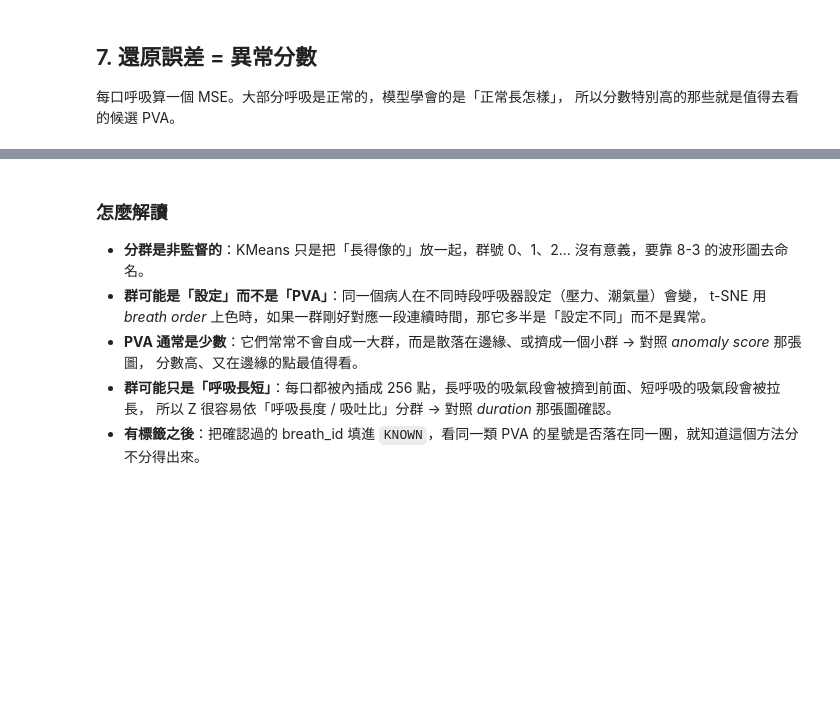
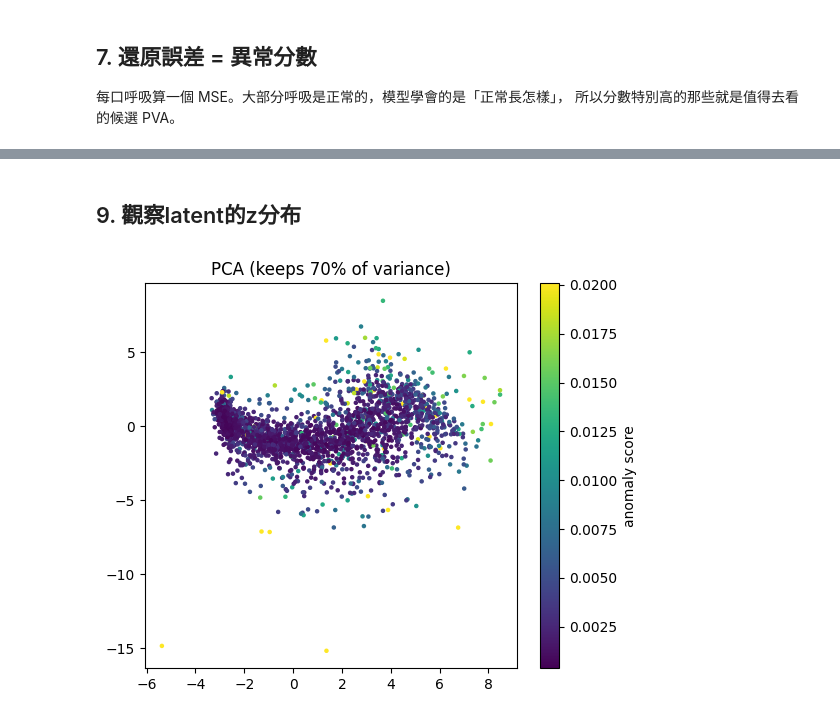
Before and after one commit to EasyBoy5566/pva_training, a Jupyter notebook: autoencoder.ipynb, the cells around one changed output, grey strips where cells are left out. Drawn from its saved outputs; the diff is of its cells as text; code cells hidden in the pictures; blank space fills up the shorter version.

```diff
--- a/autoencoder.ipynb
+++ b/autoencoder.ipynb
@@ -695,11 +523,28 @@ for bid in cluster_ids(c, 3):
-# %% [markdown]
-### 怎麼解讀
-
-* **分群是非監督的**：KMeans 只是把「長得像的」放一起，群號 0、1、2… 沒有意義，要靠 8-3 的波形圖去命名。
-* **群可能是「設定」而不是「PVA」**：同一個病人在不同時段呼吸器設定（壓力、潮氣量）會變，
-  t-SNE 用 *breath order* 上色時，如果一群剛好對應一段連續時間，那它多半是「設定不同」而不是異常。
-* **PVA 通常是少數**：它們常常不會自成一大群，而是散落在邊緣、或擠成一個小群 → 對照 *anomaly score* 那張圖，
-  分數高、又在邊緣的點最值得看。
-* **群可能只是「呼吸長短」**：每口都被內插成 256 點，長呼吸的吸氣段會被擠到前面、短呼吸的吸氣段會被拉長，
-  所以 Z 很容易依「呼吸長度 / 吸吐比」分群 → 對照 *duration* 那張圖確認。
-* **有標籤之後**：把確認過的 breath_id 填進 `KNOWN`，看同一類 PVA 的星號是否落在同一團，就知道這個方法分不分得出來。
+# %% [markdown]
+## 9. 觀察latent的z分布
+# %%
+import os, warnings
+warnings.filterwarnings("ignore", message="IProgress not found")       # tqdm 找不到 ipywidgets（無害）
+from joblib.externals.loky.backend import context as _loky
+_loky.physical_cores_cache = os.cpu_count()                            # sklearn 找不到 CPU 核心數（無害）
+
+import warnings
+warnings.filterwarnings("ignore", message="IProgress not found")
+
+from sklearn.preprocessing import StandardScaler
+
+Zs = StandardScaler().fit_transform(Z)          # 三種方法都用標準化後的 Z
+vmax = np.percentile(scores, 99)                # 色條上限，避免少數極端值讓其他點都變同一色
+# %%
+from sklearn.decomposition import PCA
+
+pca = PCA(2).fit(Zs)
+P = pca.transform(Zs)
+
+plt.figure(figsize=(6, 5))
+plt.scatter(P[:, 0], P[:, 1], c=scores, cmap="viridis", s=5, vmax=vmax)
+plt.colorbar(label="anomaly score")
+plt.title(f"PCA (keeps {pca.explained_variance_ratio_.sum():.0%} of variance)")
+plt.show()
+# %% [output]
+[figure, added]
```
Also changed, not shown: parts of 32 cells of this notebook, 1 other file.
